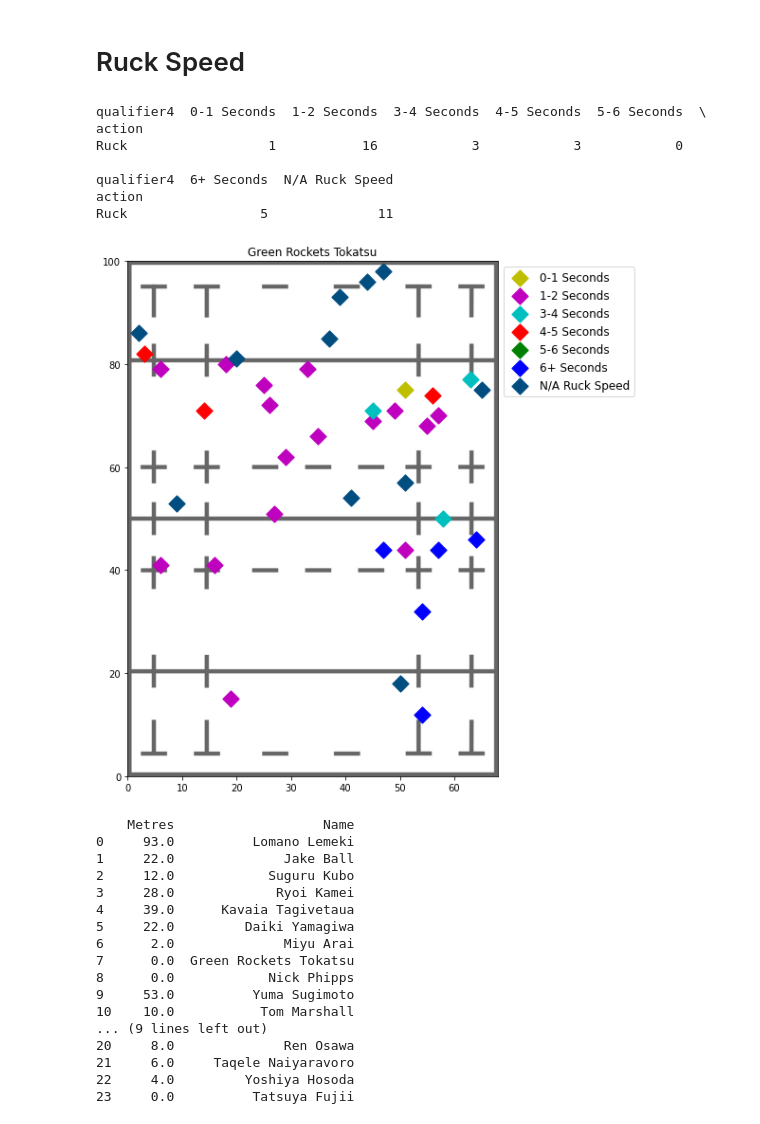
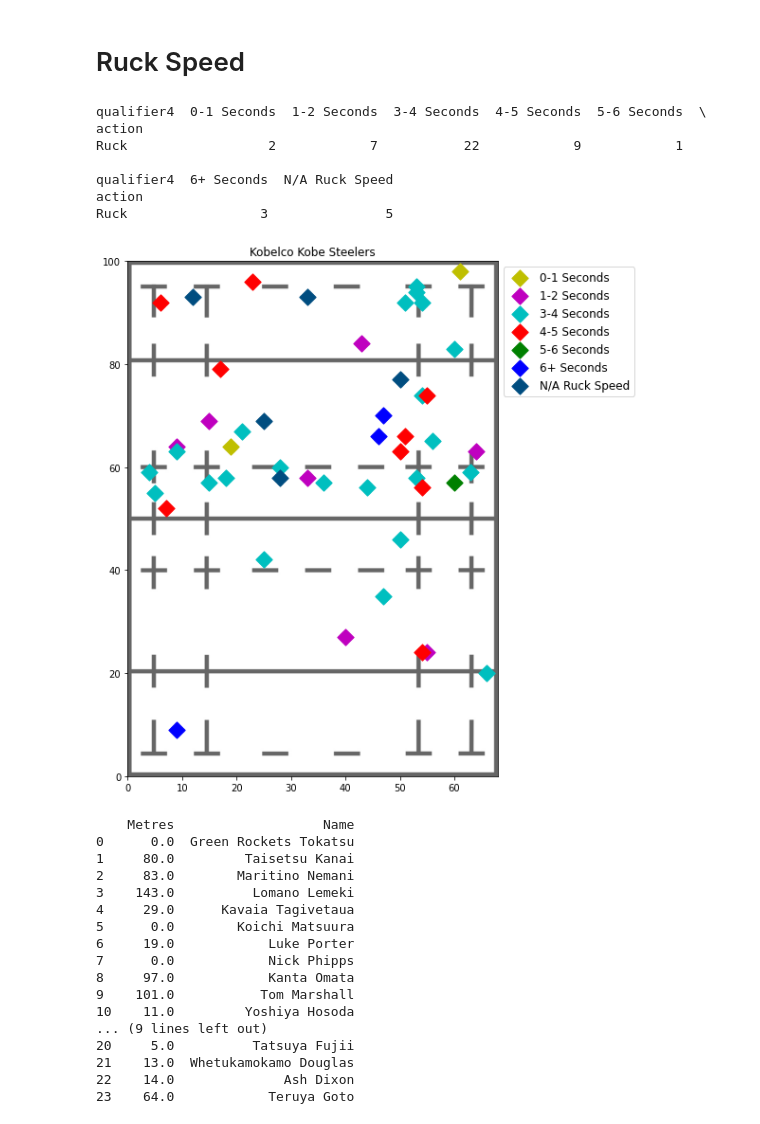
Before and after one commit to Kou-ISK/RugbyHub_Reader, a Jupyter notebook: advanced_superscout_parser.ipynb, the cells around one changed output. Drawn from its saved outputs; the diff is of its cells as text; code cells hidden in the pictures.

```diff
--- a/advanced_superscout_parser.ipynb
+++ b/advanced_superscout_parser.ipynb
@@ -20,7 +20,7 @@ tid = pd.DataFrame(ptid["TID"])
 venue = pd.DataFrame(ptid["Venue"])
 
 # XMLファイルを解析
-tree = ET.parse('/Users/isakakou/Desktop/933699_SUNTvNECG_final_whistle_superscout.xml')
+tree = ET.parse('/Users/isakakou/Desktop/933704_NECGvKOBE_final_whistle_superscout.xml')
 
 # XMLを取得
 root = tree.getroot()
@@ -69,7 +54,7 @@ df.PLID = df.PLID.map(plid.set_index('players_id').player_known_name)
 # %% [markdown]
 # Ruck Speed
 # %%
-TEAMNAME = 'Green Rockets Tokatsu'
+TEAMNAME = 'Kobelco Kobe Steelers'
 dfaction = df.loc[(df['team_id'] == TEAMNAME)]
 
 dfaction = dfaction.loc[dfaction['action'] == 'Ruck']
@@ -79,36 +64,36 @@ fig = plt.figure(figsize=(7, 10))
 ax = fig.add_subplot(1, 1,1)
 plt.xlim(0, 68)
 plt.ylim(0,100)
 
 a = pd.crosstab(dfaction['action'],dfaction['qualifier4'])
 a = a.reindex(columns=rspeed).fillna(0).astype(int)
 a.to_csv('/Users/isakakou/Desktop/'+TEAMNAME +' Ruck Speed.csv')
 print(a)
 
 #背景画像の設定
 fig.patch.set_facecolor('white')
 im = Image.open(os.getcwd()+"/Resources/FIELD_image.jpeg")
 xlim = ax.get_xlim()
 ylim = ax.get_ylim()
 plt.imshow(im, extent=[*xlim, *ylim], aspect='auto', alpha=0.6)
 
 for i in range(len(rspeed)):
     r = dfaction.loc[dfaction['qualifier4'] == rspeed[i]]
     plt.scatter(r['y_coord'], r["x_coord"], label=rspeed[i] ,marker = 'D',color=cl[i], s=150)
 
 #ラベルの表示
 lgd = plt.legend(loc='upper left', bbox_to_anchor=(1, 1), fontsize = 12)
 plt.title(TEAMNAME)
 plt.gcf().subplots_adjust(wspace=4)
 # %% [output]
 qualifier4  0-1 Seconds  1-2 Seconds  3-4 Seconds  4-5 Seconds  5-6 Seconds  \
 action
-Ruck                  1           16            3            3            0
+Ruck                  2            7           22            9            1
 
 qualifier4  6+ Seconds  N/A Ruck Speed
 action
-Ruck                 5              11
+Ruck                 3               5
-[figure, old version]
+[figure, new version]
 # %%
 dfaction = df.loc[(df['team_id'] == TEAMNAME)]
 
@@ -128,19 +113,19 @@ print(carry_meter)
 carry_meter.to_csv('/Users/isakakou/Desktop/'+TEAMNAME +' Carry_Meter.csv')
 # %% [output]
     Metres                   Name
-0     93.0          Lomano Lemeki
-1     22.0              Jake Ball
-2     12.0            Suguru Kubo
-3     28.0             Ryoi Kamei
-4     39.0      Kavaia Tagivetaua
-5     22.0         Daiki Yamagiwa
-6      2.0              Miyu Arai
-7      0.0  Green Rockets Tokatsu
-8      0.0            Nick Phipps
-9     53.0          Yuma Sugimoto
-10    10.0           Tom Marshall
+0      0.0  Green Rockets Tokatsu
+1     80.0         Taisetsu Kanai
+2     83.0        Maritino Nemani
+3    143.0          Lomano Lemeki
+4     29.0      Kavaia Tagivetaua
+5      0.0        Koichi Matsuura
+6     19.0            Luke Porter
+7      0.0            Nick Phipps
+8     97.0            Kanta Omata
+9    101.0           Tom Marshall
+10    11.0         Yoshiya Hosoda
 ... (9 lines left out)
-20     8.0              Ren Osawa
-21     6.0     Taqele Naiyaravoro
-22     4.0         Yoshiya Hosoda
-23     0.0          Tatsuya Fujii
+20     5.0          Tatsuya Fujii
+21    13.0  Whetukamokamo Douglas
+22    14.0              Ash Dixon
+23    64.0            Teruya Goto
```
Also changed, not shown: parts of 1 cell of this notebook, 1 other file.
